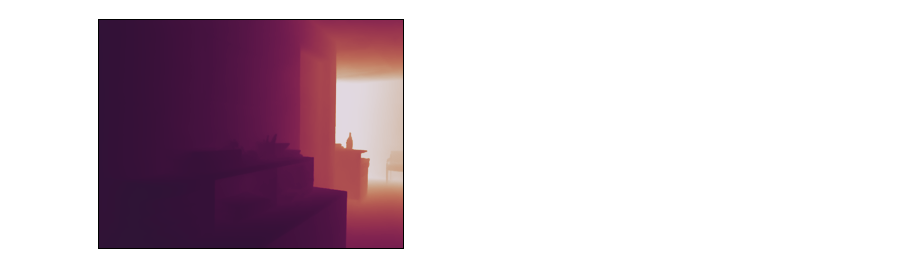
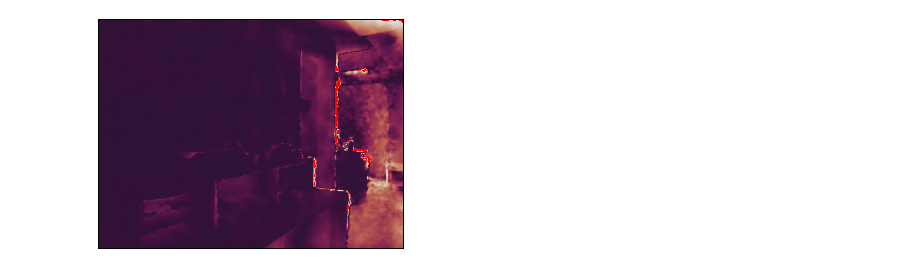
Before and after one commit to jk4011/SparseDC, a Jupyter notebook: notebooks/backprop_guide_refactored.ipynb, the cells around one changed output. Cells and saved outputs as stored; diff of their text form; code cells hidden in the pictures.

```diff
--- a/notebooks/backprop_guide_refactored.ipynb
+++ b/notebooks/backprop_guide_refactored.ipynb
@@ -76 +102,23 @@ pipe_out["depth_colored"]
+# %%
+
+from src.utils.depth_utils import compute_scale_and_shift
+# from src.utils.depth_utils import get_diff_depth
+
+def get_diff_depth(depth_pred, depth_gt_sparse, depth_gt):
+    if depth_pred.ndim == 3:
+        depth_pred = depth_pred.squeeze(0)
+    if depth_gt_sparse.ndim == 3:
+        depth_gt_sparse = depth_gt_sparse.squeeze(0)
+    if depth_gt.ndim == 3:
+        depth_gt = depth_gt.squeeze(0)
+
+    mask = depth_gt_sparse != 0
+    scale, shift = compute_scale_and_shift(depth_pred[None, :], depth_gt_sparse[None, :], mask[None, :])
+    scaled_depth = scale * depth_pred + shift
+
+    diff_depth = scaled_depth - depth_gt
+
+    return diff_depth
+
+depth_diff = get_diff_depth(depth_guided.cuda(), depth_gt_sparse.cuda(), depth_gt.cuda())
 # %%
@@ -83,4 +129,4 @@ sparse_depth.chans
-# %%
-data['depth_pred'].chans
-# %% [output]
-[figure, removed]
+# %%
+depth_diff.abs().chans
+# %% [output]
+[figure, added]
```
Also changed, not shown: parts of 11 cells of this notebook, 6 other files.
